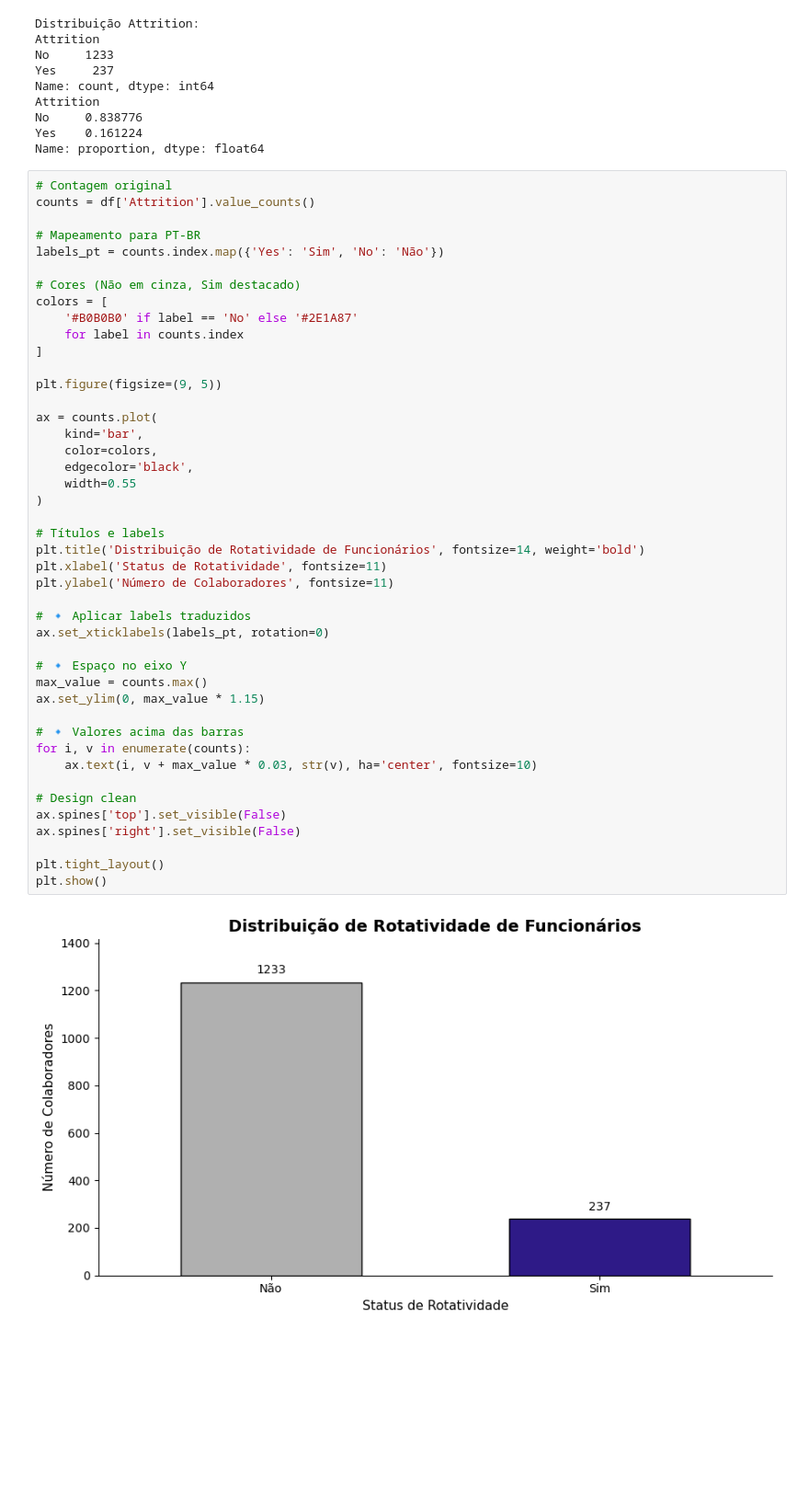
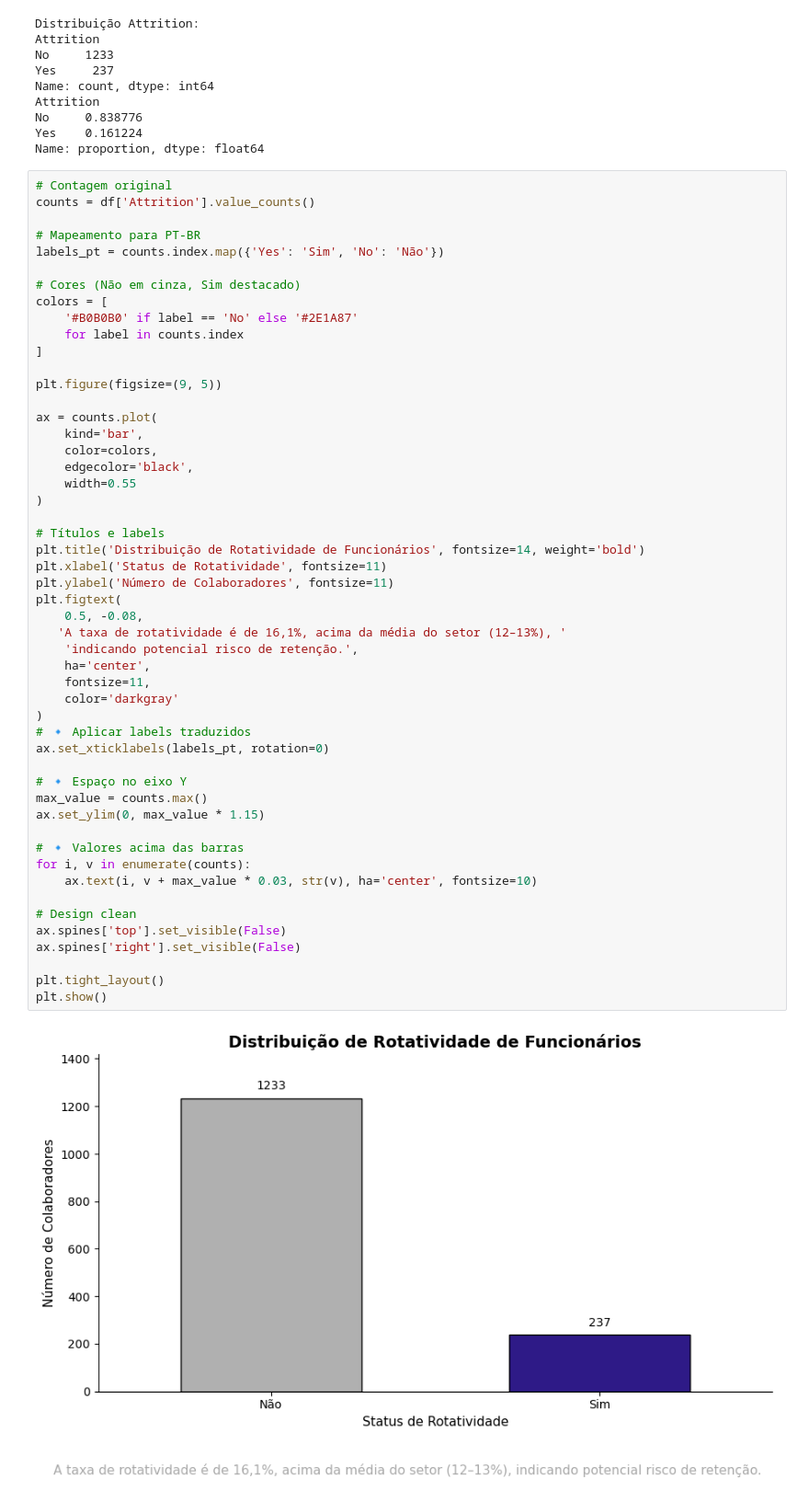
Before and after one commit to RafaelParraCoelho/Analise-Turnover-RH, a Jupyter notebook: notebooks/01_exploracao_inicial.ipynb, the cells around one changed output. Shown at 92% size. Saved outputs shown, nothing was run; the diff lists cells and outputs as text; blank space fills up the shorter version.

```diff
--- a/notebooks/01_exploracao_inicial.ipynb
+++ b/notebooks/01_exploracao_inicial.ipynb
@@ -103,32 +103,39 @@ plt.figure(figsize=(9, 5))
 
 ax = counts.plot(
     kind='bar',
     color=colors,
     edgecolor='black',
     width=0.55
 )
 
 # Títulos e labels
 plt.title('Distribuição de Rotatividade de Funcionários', fontsize=14, weight='bold')
 plt.xlabel('Status de Rotatividade', fontsize=11)
 plt.ylabel('Número de Colaboradores', fontsize=11)
-
+plt.figtext(
+    0.5, -0.08,
+   'A taxa de rotatividade é de 16,1%, acima da média do setor (12–13%), '
+    'indicando potencial risco de retenção.',
+    ha='center',
+    fontsize=11,
+    color='darkgray'
+)
 # 🔹 Aplicar labels traduzidos
 ax.set_xticklabels(labels_pt, rotation=0)
 
 # 🔹 Espaço no eixo Y
 max_value = counts.max()
 ax.set_ylim(0, max_value * 1.15)
 
 # 🔹 Valores acima das barras
 for i, v in enumerate(counts):
     ax.text(i, v + max_value * 0.03, str(v), ha='center', fontsize=10)
 
 # Design clean
 ax.spines['top'].set_visible(False)
 ax.spines['right'].set_visible(False)
 
 plt.tight_layout()
 plt.show()
 # %% [output]
-[figure, old version]
+[figure, new version]
```
